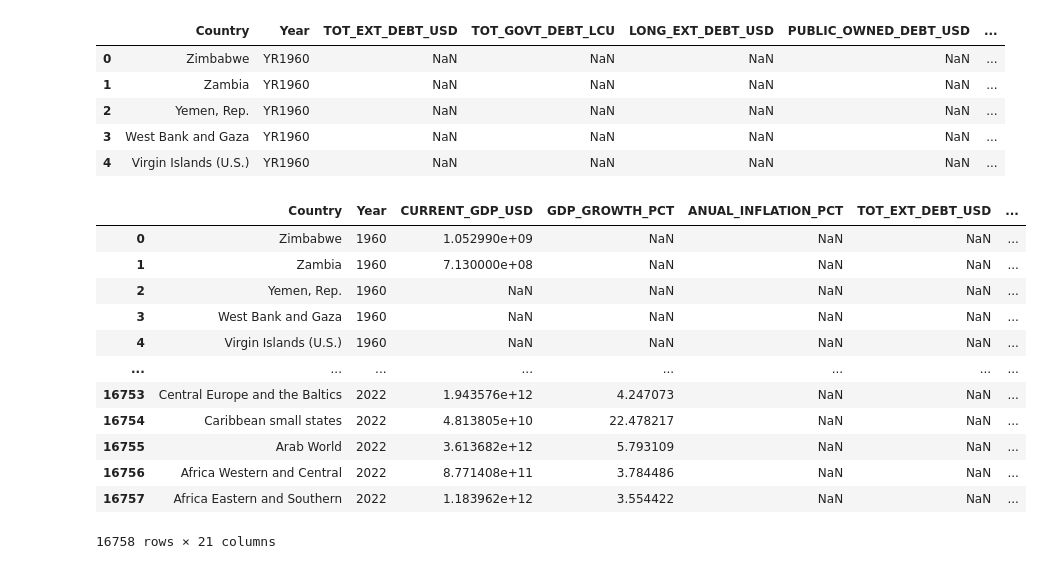
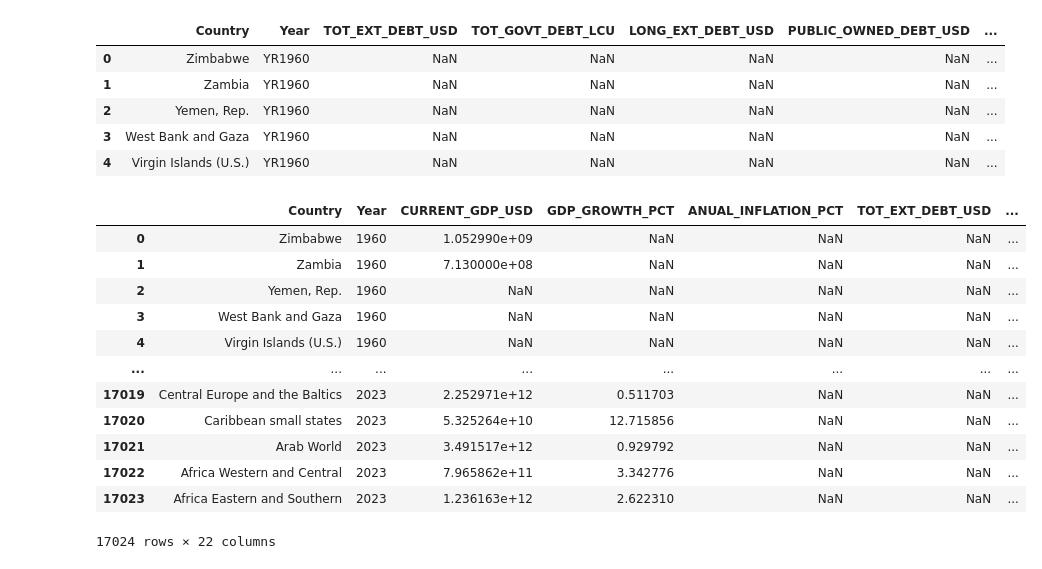
Before and after one commit to PranavShashidhara/Country-Default-Prediction, a Jupyter notebook: World_Bank_Debt_GDP_data_Pipeline.ipynb, the cells around one changed output. Cells and saved outputs as stored; diff of their text form; code cells hidden in the pictures.

```diff
--- a/World_Bank_Debt_GDP_data_Pipeline.ipynb
+++ b/World_Bank_Debt_GDP_data_Pipeline.ipynb
@@ -84,7 +83,7 @@ data_conds
 # %%
 debt_df = {}
 debt_zipped_data = {}
-cols = data.columns[2:-1].tolist()
+cols = data.columns[2:].tolist()
 
 for series_value in data.index.get_level_values('series').unique():
     filtered_data = data.loc[(slice(None), series_value), :]  # Filtering rows based on series.
@@ -96,7 +95,7 @@ for i in debt_zipped_data:
 # %%
 gdp_df = {}
 gdp_zipped_data = {}
-cols = gdp_data.columns[2:-1].tolist()
+cols = gdp_data.columns[2:].tolist()
 
 for series_value in gdp_data.index.get_level_values('series').unique():
   filtered_data = gdp_data.loc[(slice(None), series_value),:]
@@ -108,7 +107,7 @@ for i in gdp_zipped_data:
 # %%
 rev_trade_exch_df = {}
 rev_exch_zipped_data = {}
-cols = rev_trade_exch_data.columns[2:-1].tolist()
+cols = rev_trade_exch_data.columns[2:].tolist()
 
 for series_value in rev_trade_exch_data.index.get_level_values('series').unique():
   filtered_data = rev_trade_exch_data.loc[(slice(None), series_value),:]
@@ -229,7 +222,7 @@ if len(debt_list) != 0:
     for i in debt_list[1:]:
 
         next_df = debt_df[i]
-        merged_debt_df = pd.merge(merged_debt_df, next_df, on=['Country', 'Year'])
+        merged_debt_df = pd.merge(merged_debt_df, next_df, on=['Country', 'Year'], how = 'left')
         prev_col_name = debt_col_names[debt_list[debt_list.index(i) - 1]]
 
         merged_debt_df = merged_debt_df.rename(columns = {
@@ -250,27 +243,28 @@ merged_debt_df.head()
 # %%
 #joining both the gdp_df, rev_exch_df and debt_df together
 #Preprocessing the data before pushing to storage.
 gdp_debt_df = pd.merge(merged_gdp_df, merged_debt_df, on=['Country', 'Year'])
 rev_debt_gdp_df = pd.merge(gdp_debt_df, merged_rev_exch_df, on=['Country', 'Year'])
 
 rev_debt_gdp_df['Year'] = rev_debt_gdp_df['Year'].str.slice(2, 6)
 rev_debt_gdp_df['DEBT_TO_GDP'] = rev_debt_gdp_df['TOT_EXT_DEBT_USD']/ rev_debt_gdp_df['CURRENT_GDP_USD']
 rev_debt_gdp_df['TRADE_BALANCE'] = rev_debt_gdp_df['EXPORTS'] - rev_debt_gdp_df['IMPORTS']
-rev_debt_gdp_df['TRADE_BAL_PCT_GDP'] = (rev_debt_gdp_df['EXPORTS'] - rev_debt_gdp_df['IMPORTS'])/rev_debt_gdp_df['GDP_GROWTH_PCT']
-rev_debt_gdp_df['REAL_GDP_GROWTH'] = rev_debt_gdp_df['GDP_GROWTH_PCT'] - rev_debt_gdp_df['ANUAL_INFLATION_PCT']
+rev_debt_gdp_df['TRADE_BAL_PCT_GDP'] = ((rev_debt_gdp_df['EXPORTS'] - rev_debt_gdp_df['IMPORTS'])/rev_debt_gdp_df['CURRENT_GDP_USD']) * 100
+rev_debt_gdp_df['INFLATION_RATE_IN_PCT'] = rev_debt_gdp_df.groupby('Country')['ANUAL_INFLATION_PCT'].transform( lambda x: ((x - x.shift(1)) / x.shift(1)) * 100)
+rev_debt_gdp_df['REAL_GDP_GROWTH'] = rev_debt_gdp_df['GDP_GROWTH_PCT'] - rev_debt_gdp_df['INFLATION_RATE_IN_PCT']
 rev_debt_gdp_df
 # %% [output]
 |  | Country | Year | CURRENT_GDP_USD | GDP_GROWTH_PCT | ANUAL_INFLATION_PCT | TOT_EXT_DEBT_USD | ... |
 | 0 | Zimbabwe | 1960 | 1.052990e+09 | NaN | NaN | NaN | ... |
 | 1 | Zambia | 1960 | 7.130000e+08 | NaN | NaN | NaN | ... |
 | 2 | Yemen, Rep. | 1960 | NaN | NaN | NaN | NaN | ... |
 | 3 | West Bank and Gaza | 1960 | NaN | NaN | NaN | NaN | ... |
 | 4 | Virgin Islands (U.S.) | 1960 | NaN | NaN | NaN | NaN | ... |
 | ... | ... | ... | ... | ... | ... | ... | ... |
-| 16753 | Central Europe and the Baltics | 2022 | 1.943576e+12 | 4.247073 | NaN | NaN | ... |
-| 16754 | Caribbean small states | 2022 | 4.813805e+10 | 22.478217 | NaN | NaN | ... |
-| 16755 | Arab World | 2022 | 3.613682e+12 | 5.793109 | NaN | NaN | ... |
-| 16756 | Africa Western and Central | 2022 | 8.771408e+11 | 3.784486 | NaN | NaN | ... |
-| 16757 | Africa Eastern and Southern | 2022 | 1.183962e+12 | 3.554422 | NaN | NaN | ... |
+| 17019 | Central Europe and the Baltics | 2023 | 2.252971e+12 | 0.511703 | NaN | NaN | ... |
+| 17020 | Caribbean small states | 2023 | 5.325264e+10 | 12.715856 | NaN | NaN | ... |
+| 17021 | Arab World | 2023 | 3.491517e+12 | 0.929792 | NaN | NaN | ... |
+| 17022 | Africa Western and Central | 2023 | 7.965862e+11 | 3.342776 | NaN | NaN | ... |
+| 17023 | Africa Eastern and Southern | 2023 | 1.236163e+12 | 2.622310 | NaN | NaN | ... |
-16758 rows × 21 columns
+17024 rows × 22 columns
 # %%
```
Also changed, not shown: parts of 6 cells of this notebook.
